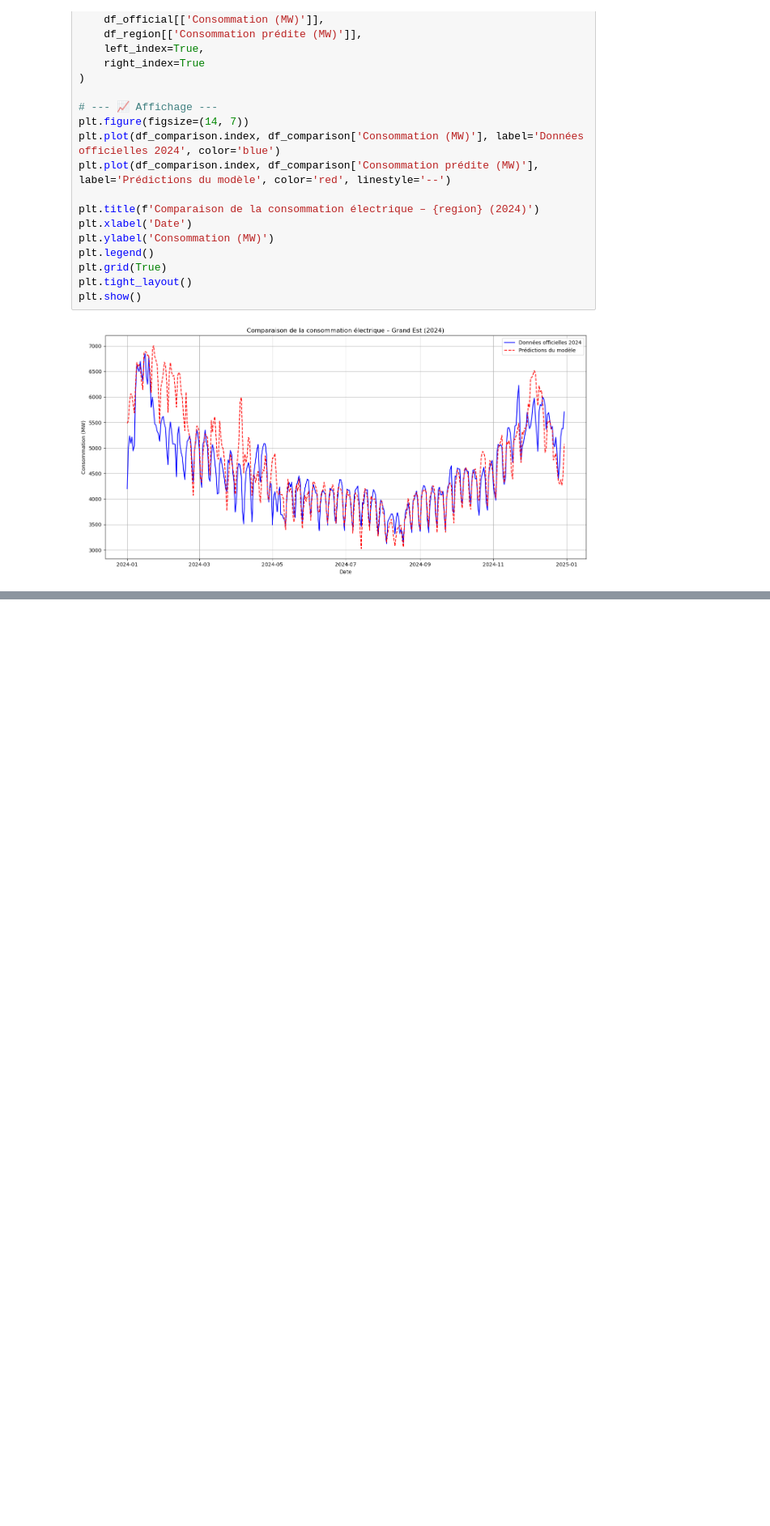
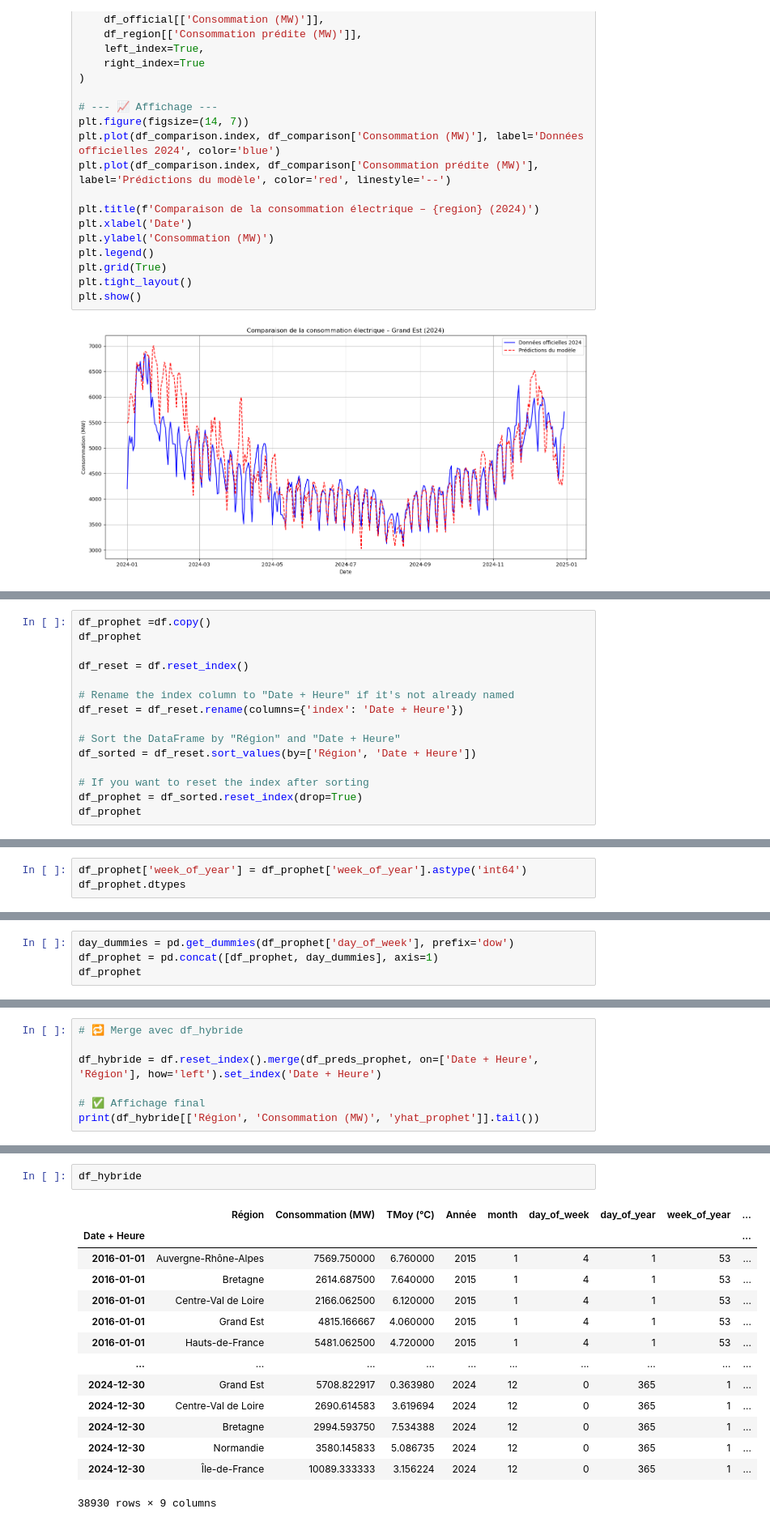
Before and after one commit to scutarius1/pred_elec, a Jupyter notebook: models_predict/Predict.ipynb, the cells around one changed output, grey strips where cells are left out. Shown: that part at 81% size. Saved outputs shown, nothing was run; the diff lists cells and outputs as text; blank space fills up the shorter version.

```diff
--- a/models_predict/Predict.ipynb
+++ b/models_predict/Predict.ipynb
@@ -579,0 +633,15 @@ plt.show()
+# %%
+df_prophet =df.copy()
+df_prophet
+
+df_reset = df.reset_index()
+
+# Rename the index column to "Date + Heure" if it's not already named
+df_reset = df_reset.rename(columns={'index': 'Date + Heure'})
+
+# Sort the DataFrame by "Région" and "Date + Heure"
+df_sorted = df_reset.sort_values(by=['Région', 'Date + Heure'])
+
+# If you want to reset the index after sorting
+df_prophet = df_sorted.reset_index(drop=True)
+df_prophet
@@ -579,0 +662,3 @@ plt.show()
+# %%
+df_prophet['week_of_year'] = df_prophet['week_of_year'].astype('int64')
+df_prophet.dtypes
@@ -579,0 +676,4 @@ plt.show()
+# %%
+day_dummies = pd.get_dummies(df_prophet['day_of_week'], prefix='dow')
+df_prophet = pd.concat([df_prophet, day_dummies], axis=1)
+df_prophet
@@ -579,0 +804,7 @@ plt.show()
+# %%
+# 🔁 Merge avec df_hybride
+
+df_hybride = df.reset_index().merge(df_preds_prophet, on=['Date + Heure', 'Région'], how='left').set_index('Date + Heure')
+
+# ✅ Affichage final
+print(df_hybride[['Région', 'Consommation (MW)', 'yhat_prophet']].tail())
@@ -579,0 +826,17 @@ plt.show()
+# %%
+df_hybride
+# %% [output]
+|  | Région | Consommation (MW) | TMoy (°C) | Année | month | day_of_week | day_of_year | week_of_year | ... |
+| Date + Heure |  |  |  |  |  |  |  |  | ... |
+| 2016-01-01 | Auvergne-Rhône-Alpes | 7569.750000 | 6.760000 | 2015 | 1 | 4 | 1 | 53 | ... |
+| 2016-01-01 | Bretagne | 2614.687500 | 7.640000 | 2015 | 1 | 4 | 1 | 53 | ... |
+| 2016-01-01 | Centre-Val de Loire | 2166.062500 | 6.120000 | 2015 | 1 | 4 | 1 | 53 | ... |
+| 2016-01-01 | Grand Est | 4815.166667 | 4.060000 | 2015 | 1 | 4 | 1 | 53 | ... |
+| 2016-01-01 | Hauts-de-France | 5481.062500 | 4.720000 | 2015 | 1 | 4 | 1 | 53 | ... |
+| ... | ... | ... | ... | ... | ... | ... | ... | ... | ... |
+| 2024-12-30 | Grand Est | 5708.822917 | 0.363980 | 2024 | 12 | 0 | 365 | 1 | ... |
+| 2024-12-30 | Centre-Val de Loire | 2690.614583 | 3.619694 | 2024 | 12 | 0 | 365 | 1 | ... |
+| 2024-12-30 | Bretagne | 2994.593750 | 7.534388 | 2024 | 12 | 0 | 365 | 1 | ... |
+| 2024-12-30 | Normandie | 3580.145833 | 5.086735 | 2024 | 12 | 0 | 365 | 1 | ... |
+| 2024-12-30 | Île-de-France | 10089.333333 | 3.156224 | 2024 | 12 | 0 | 365 | 1 | ... |
+38930 rows × 9 columns
```
Also changed, not shown: parts of 17 cells of this notebook, 4 other files.
